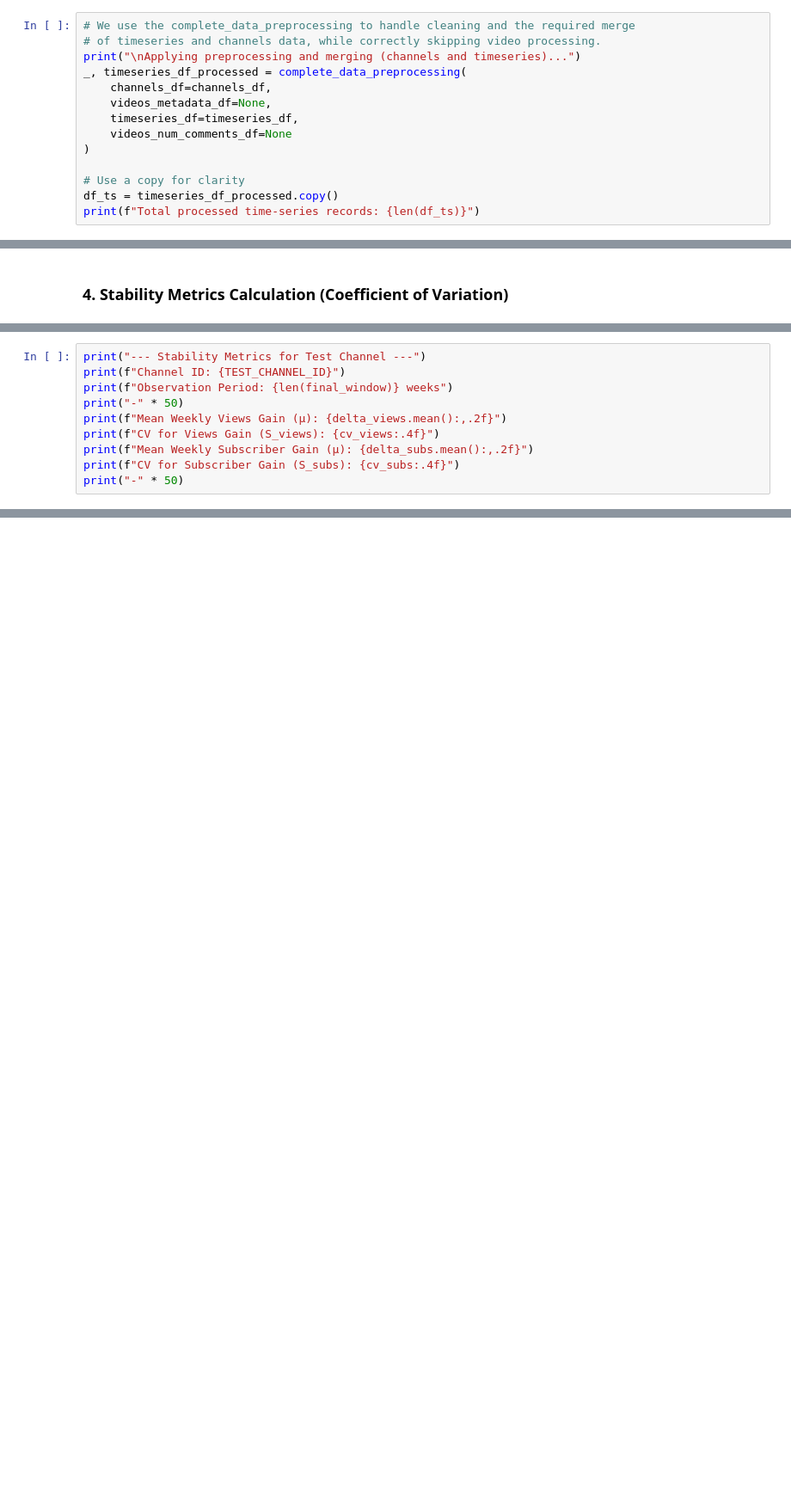
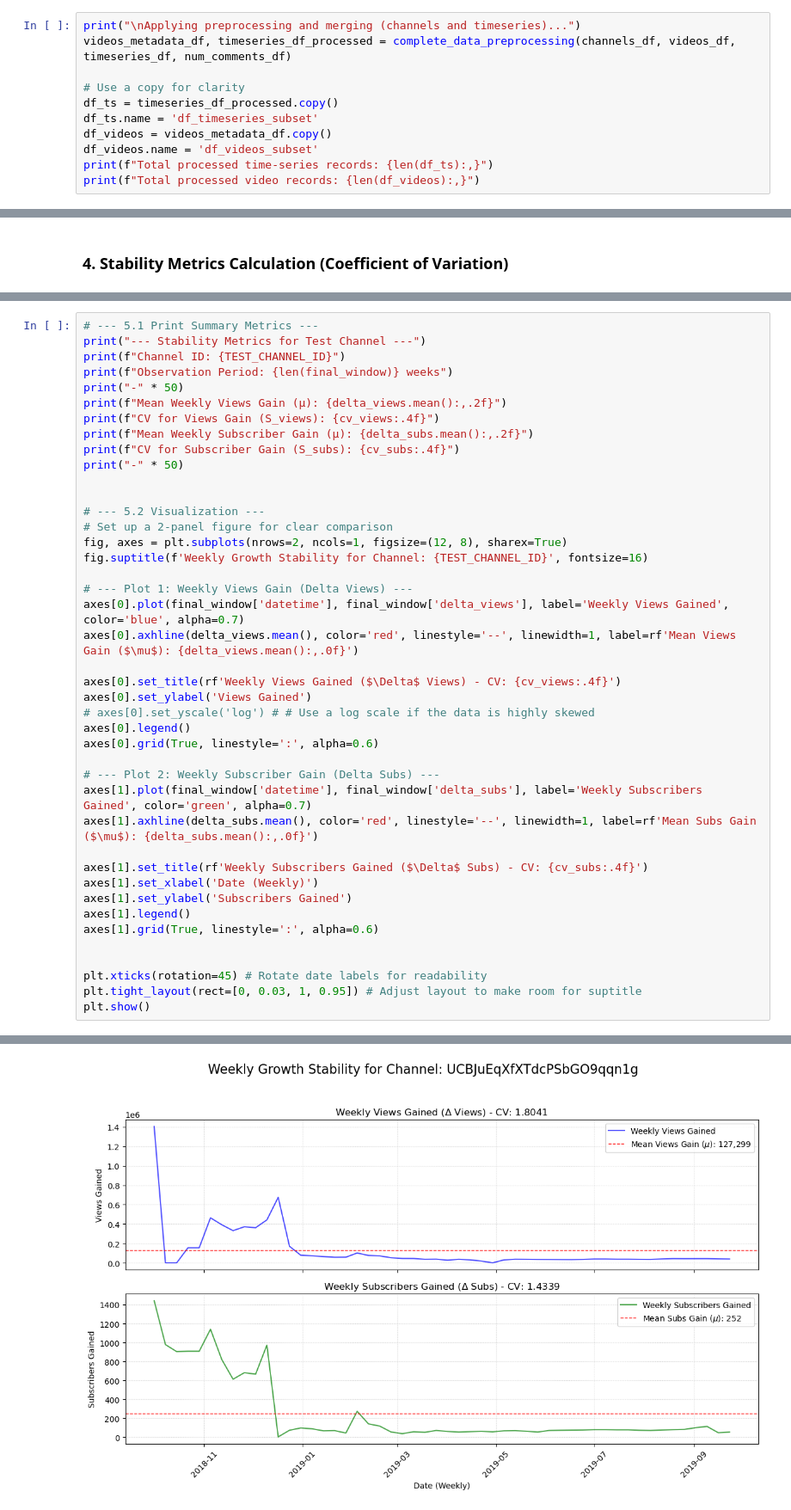
Before and after one commit to jpapinto/ada-2025-project-in5ight, a Jupyter notebook: sustainability_analysis.ipynb, the cells around one changed output, grey strips where cells are left out. Shown at 86% size. Cells and saved outputs as stored; diff of their text form; blank space fills up the shorter version.

Commit message:
my first intuition was overruled by the data: the data confirms the outperfomers growth is highly volatile and unstable

```diff
--- a/sustainability_analysis.ipynb
+++ b/sustainability_analysis.ipynb
@@ -35,17 +30,14 @@ Loading timeseries data...
 # %%
-# We use the complete_data_preprocessing to handle cleaning and the required merge
-# of timeseries and channels data, while correctly skipping video processing.
 print("\nApplying preprocessing and merging (channels and timeseries)...")
-_, timeseries_df_processed = complete_data_preprocessing(
-    channels_df=channels_df,
-    videos_metadata_df=None,
-    timeseries_df=timeseries_df,
-    videos_num_comments_df=None
-)
+videos_metadata_df, timeseries_df_processed = complete_data_preprocessing(channels_df, videos_df, timeseries_df, num_comments_df)
 
 # Use a copy for clarity
 df_ts = timeseries_df_processed.copy()
-print(f"Total processed time-series records: {len(df_ts)}")
+df_ts.name = 'df_timeseries_subset'
+df_videos = videos_metadata_df.copy()
+df_videos.name = 'df_videos_subset'
+print(f"Total processed time-series records: {len(df_ts):,}")
+print(f"Total processed video records: {len(df_videos):,}")
 # %% [output]
 Applying preprocessing and merging (channels and timeseries)...
 Merging timeseries with channels data...
@@ -104,20 +99,53 @@ cv_subs = calculate_cv(delta_subs)
 # %%
+# --- 5.1 Print Summary Metrics ---
 print("--- Stability Metrics for Test Channel ---")
 print(f"Channel ID: {TEST_CHANNEL_ID}")
 print(f"Observation Period: {len(final_window)} weeks")
 print("-" * 50)
 print(f"Mean Weekly Views Gain (μ): {delta_views.mean():,.2f}")
 print(f"CV for Views Gain (S_views): {cv_views:.4f}")
 print(f"Mean Weekly Subscriber Gain (μ): {delta_subs.mean():,.2f}")
 print(f"CV for Subscriber Gain (S_subs): {cv_subs:.4f}")
 print("-" * 50)
+
+
+# --- 5.2 Visualization ---
+# Set up a 2-panel figure for clear comparison
+fig, axes = plt.subplots(nrows=2, ncols=1, figsize=(12, 8), sharex=True)
+fig.suptitle(f'Weekly Growth Stability for Channel: {TEST_CHANNEL_ID}', fontsize=16)
+
+# --- Plot 1: Weekly Views Gain (Delta Views) ---
+axes[0].plot(final_window['datetime'], final_window['delta_views'], label='Weekly Views Gained', color='blue', alpha=0.7)
+axes[0].axhline(delta_views.mean(), color='red', linestyle='--', linewidth=1, label=rf'Mean Views Gain ($\mu$): {delta_views.mean():,.0f}')
+
+axes[0].set_title(rf'Weekly Views Gained ($\Delta$ Views) - CV: {cv_views:.4f}')
+axes[0].set_ylabel('Views Gained')
+# axes[0].set_yscale('log') # # Use a log scale if the data is highly skewed
+axes[0].legend()
+axes[0].grid(True, linestyle=':', alpha=0.6)
+
+# --- Plot 2: Weekly Subscriber Gain (Delta Subs) ---
+axes[1].plot(final_window['datetime'], final_window['delta_subs'], label='Weekly Subscribers Gained', color='green', alpha=0.7)
+axes[1].axhline(delta_subs.mean(), color='red', linestyle='--', linewidth=1, label=rf'Mean Subs Gain ($\mu$): {delta_subs.mean():,.0f}')
+
+axes[1].set_title(rf'Weekly Subscribers Gained ($\Delta$ Subs) - CV: {cv_subs:.4f}')
+axes[1].set_xlabel('Date (Weekly)')
+axes[1].set_ylabel('Subscribers Gained')
+axes[1].legend()
+axes[1].grid(True, linestyle=':', alpha=0.6)
+
+
+plt.xticks(rotation=45) # Rotate date labels for readability
+plt.tight_layout(rect=[0, 0.03, 1, 0.95]) # Adjust layout to make room for suptitle
+plt.show()
 # %% [output]
 --- Stability Metrics for Test Channel ---
 Channel ID: UCBJuEqXfXTdcPSbGO9qqn1g
 Observation Period: 52 weeks
 --------------------------------------------------
 Mean Weekly Views Gain (μ): 127,298.85
 CV for Views Gain (S_views): 1.8041
 Mean Weekly Subscriber Gain (μ): 252.38
 CV for Subscriber Gain (S_subs): 1.4339
 --------------------------------------------------
+[figure, added]
```
Also changed, not shown: parts of 13 cells of this notebook, 2 other files.
